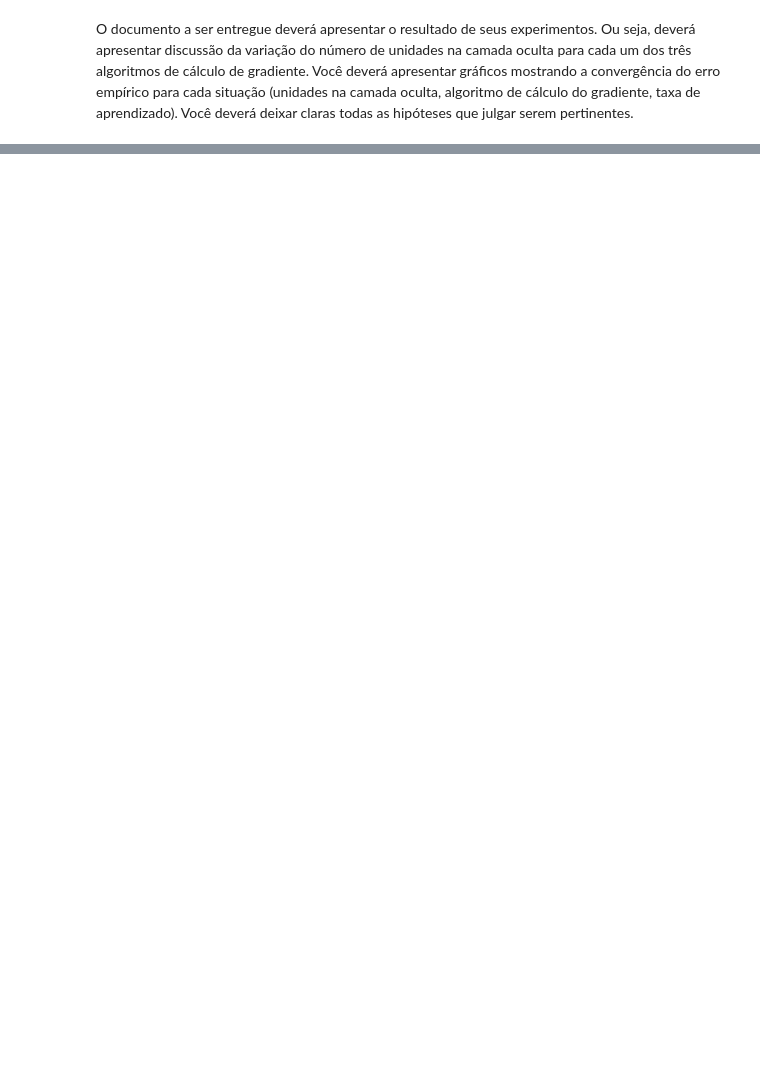
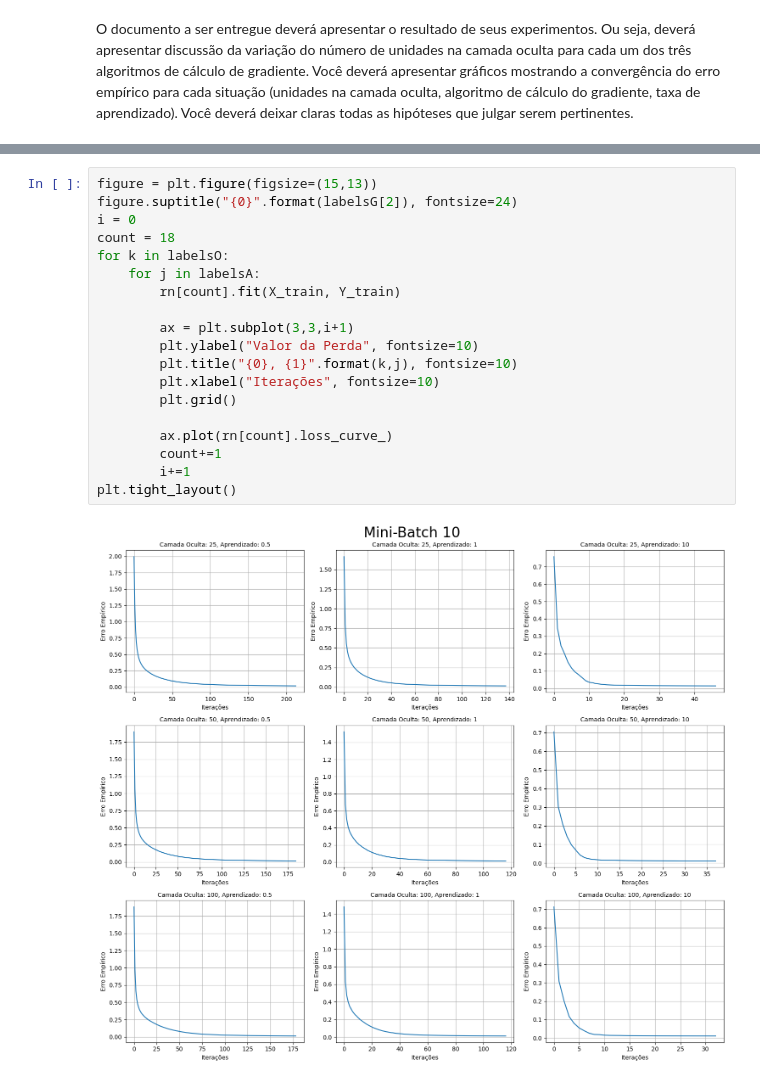
Before and after one commit to JunioVeras/TP1-ML, a Jupyter notebook: TP1/tp.ipynb, the cells around one changed output, grey strips where cells are left out. Saved outputs shown, nothing was run; the diff lists cells and outputs as text; blank space fills up the shorter version.

```diff
--- a/TP1/tp.ipynb
+++ b/TP1/tp.ipynb
@@ -141,0 +129,21 @@ plt.legend(bbox_to_anchor = (1.95, 1))
+# %%
+figure = plt.figure(figsize=(15,13))
+figure.suptitle("{0}".format(labelsG[2]), fontsize=24)
+i = 0
+count = 18
+for k in labelsO:
+    for j in labelsA:
+        rn[count].fit(X_train, Y_train)
+
+        ax = plt.subplot(3,3,i+1)
+        plt.ylabel("Valor da Perda", fontsize=10)
+        plt.title("{0}, {1}".format(k,j), fontsize=10)
+        plt.xlabel("Iterações", fontsize=10)
+        plt.grid()
+
+        ax.plot(rn[count].loss_curve_)
+        count+=1
+        i+=1
+plt.tight_layout()
+# %% [output]
+[figure, added]
```
Also changed, not shown: parts of 11 cells of this notebook.
